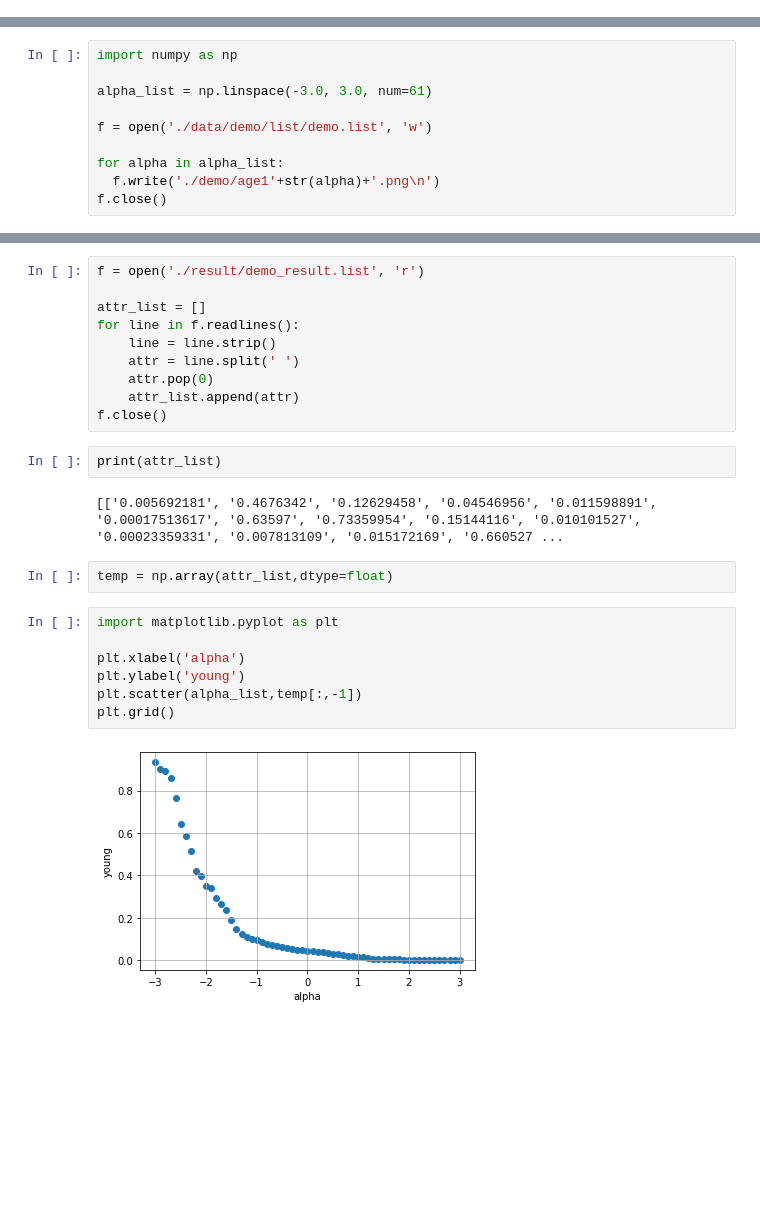
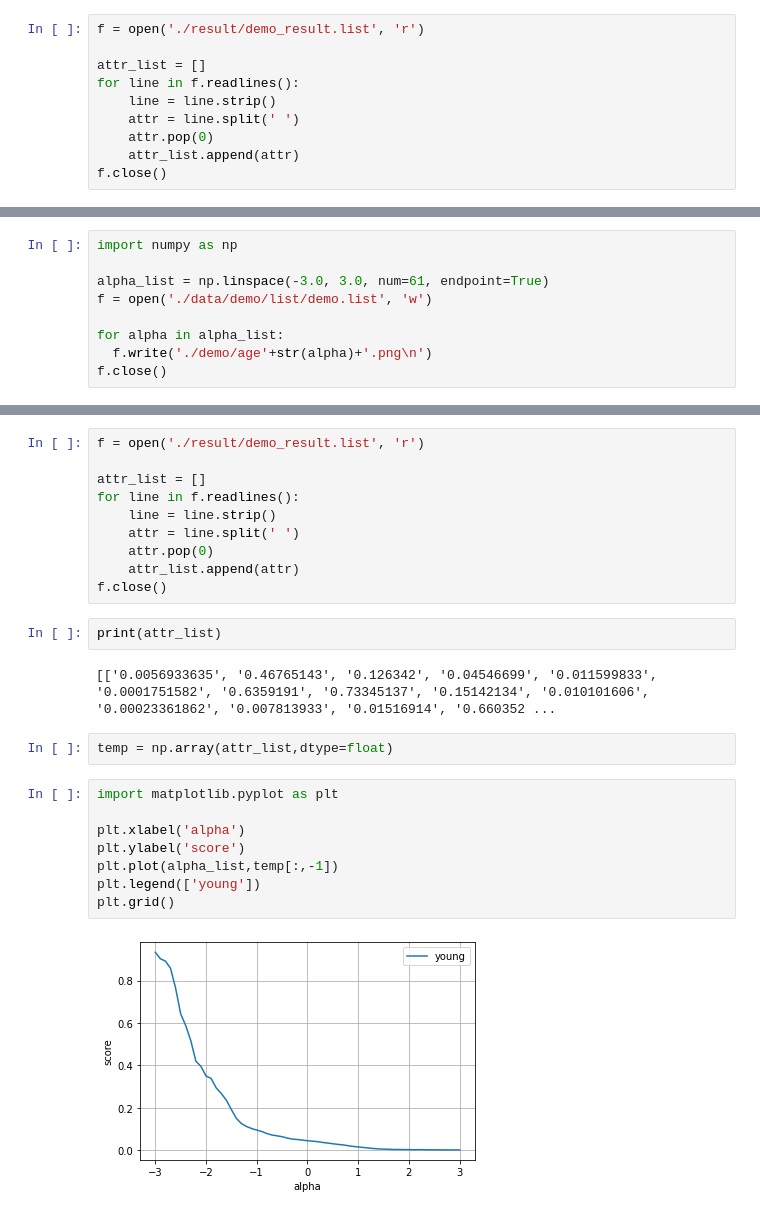
Before and after one commit to Mael-zys/Style-Gan, a Jupyter notebook: FAN_classifier.ipynb, the cells around one changed output, grey strips where cells are left out. Drawn from its saved outputs; the diff is of its cells as text; blank space fills up the shorter version.

```diff
--- a/FAN_classifier.ipynb
+++ b/FAN_classifier.ipynb
@@ -130,0 +146,10 @@ Executing transaction: -\|/-\|/-\|/-\|/-\|/-\|/-\|/-\|/-\|/-\|/-\|/-\|/-\|/-\|/-
+# %%
+f = open('./result/demo_result.list', 'r')
+
+attr_list = []
+for line in f.readlines():
+    line = line.strip()
+    attr = line.split(' ')
+    attr.pop(0)
+    attr_list.append(attr)
+f.close()
@@ -131,12 +174,11 @@ Executing transaction: -\|/-\|/-\|/-\|/-\|/-\|/-\|/-\|/-\|/-\|/-\|/-\|/-\|/-\|/-
 # %%
 import numpy as np
 
-alpha_list = np.linspace(-3.0, 3.0, num=61)
-
+alpha_list = np.linspace(-3.0, 3.0, num=61, endpoint=True)
 f = open('./data/demo/list/demo.list', 'w')
 
 for alpha in alpha_list:
-  f.write('./demo/age1'+str(alpha)+'.png\n')
+  f.write('./demo/age'+str(alpha)+'.png\n')
 f.close()
 # %%
 !sh demo_single_path.sh
@@ -171,15 +213,16 @@ f.close()
 # %%
 print(attr_list)
 # %% [output]
-[['0.005692181', '0.4676342', '0.12629458', '0.04546956', '0.011598891', '0.00017513617', '0.63597', '0.73359954', '0.15144116', '0.010101527', '0.00023359331', '0.007813109', '0.015172169', '0.660527 ...
+[['0.0056933635', '0.46765143', '0.126342', '0.04546699', '0.011599833', '0.0001751582', '0.6359191', '0.73345137', '0.15142134', '0.010101606', '0.00023361862', '0.007813933', '0.01516914', '0.660352 ...
 # %%
 temp = np.array(attr_list,dtype=float)
 # %%
 import matplotlib.pyplot as plt
 
 plt.xlabel('alpha')
-plt.ylabel('young')
-plt.scatter(alpha_list,temp[:,-1])
+plt.ylabel('score')
+plt.plot(alpha_list,temp[:,-1])
+plt.legend(['young'])
 plt.grid()
 # %% [output]
-[figure, old version]
+[figure, new version]
```
Also changed, not shown: parts of 43 cells of this notebook.
